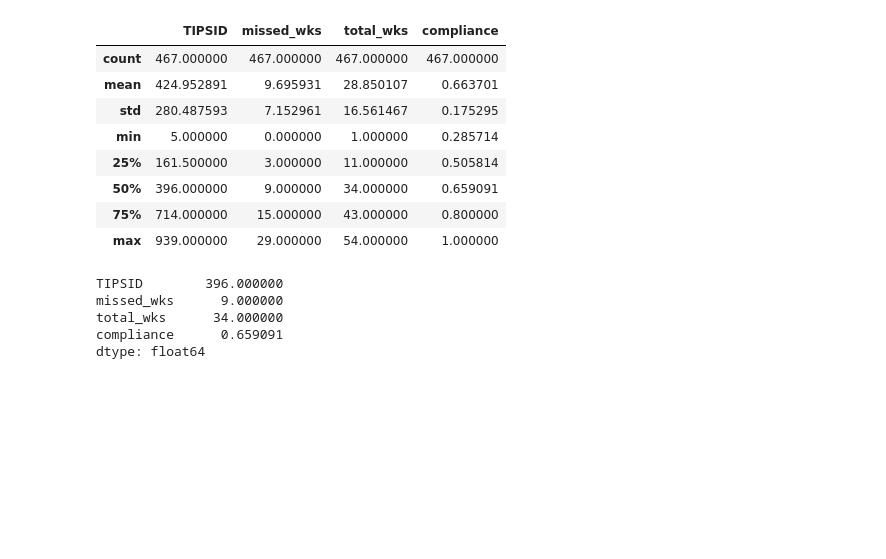
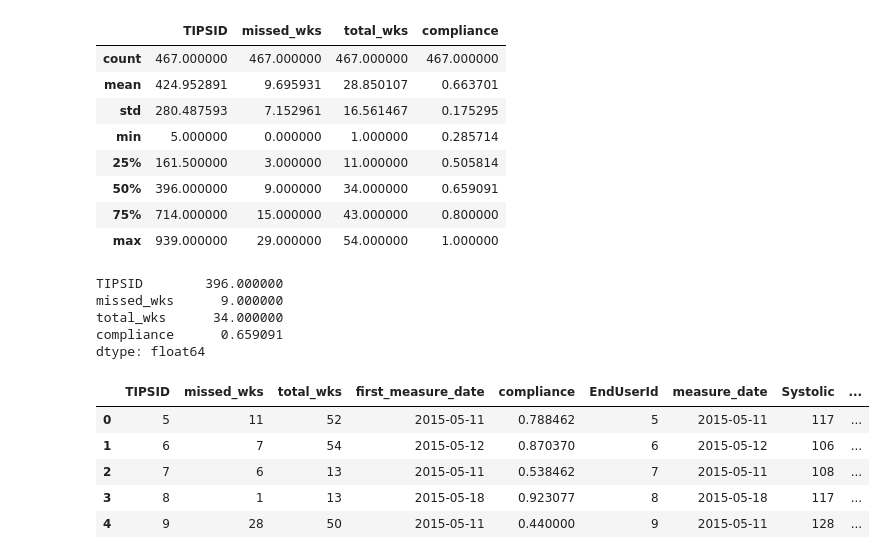
Before and after one commit to btq/TIPS, a Jupyter notebook: dev/load_measures_clean_merge.ipynb, the cells around one changed output. Cells and saved outputs as stored; diff of their text form; code cells hidden in the pictures; blank space fills up the shorter version.

```diff
--- a/dev/load_measures_clean_merge.ipynb
+++ b/dev/load_measures_clean_merge.ipynb
@@ -394,3 +417,13 @@ missed_wks      9.000000
 total_wks      34.000000
 compliance      0.659091
 dtype: float64
+# %%
+initial_measures_df = pd.merge(compliance_df,merge_df,how='left',left_on=['TIPSID','first_measure_date'],right_on=['EndUserId','measure_date'])
+initial_measures_df.head()
+# %% [output]
+|  | TIPSID | missed_wks | total_wks | first_measure_date | compliance | EndUserId | measure_date | Systolic | ... |
+| 0 | 5 | 11 | 52 | 2015-05-11 | 0.788462 | 5 | 2015-05-11 | 117 | ... |
+| 1 | 6 | 7 | 54 | 2015-05-12 | 0.870370 | 6 | 2015-05-12 | 106 | ... |
+| 2 | 7 | 6 | 13 | 2015-05-11 | 0.538462 | 7 | 2015-05-11 | 108 | ... |
+| 3 | 8 | 1 | 13 | 2015-05-18 | 0.923077 | 8 | 2015-05-18 | 117 | ... |
+| 4 | 9 | 28 | 50 | 2015-05-11 | 0.440000 | 9 | 2015-05-11 | 128 | ... |
```
Also changed, not shown: parts of 6 cells of this notebook, 2 other files.
